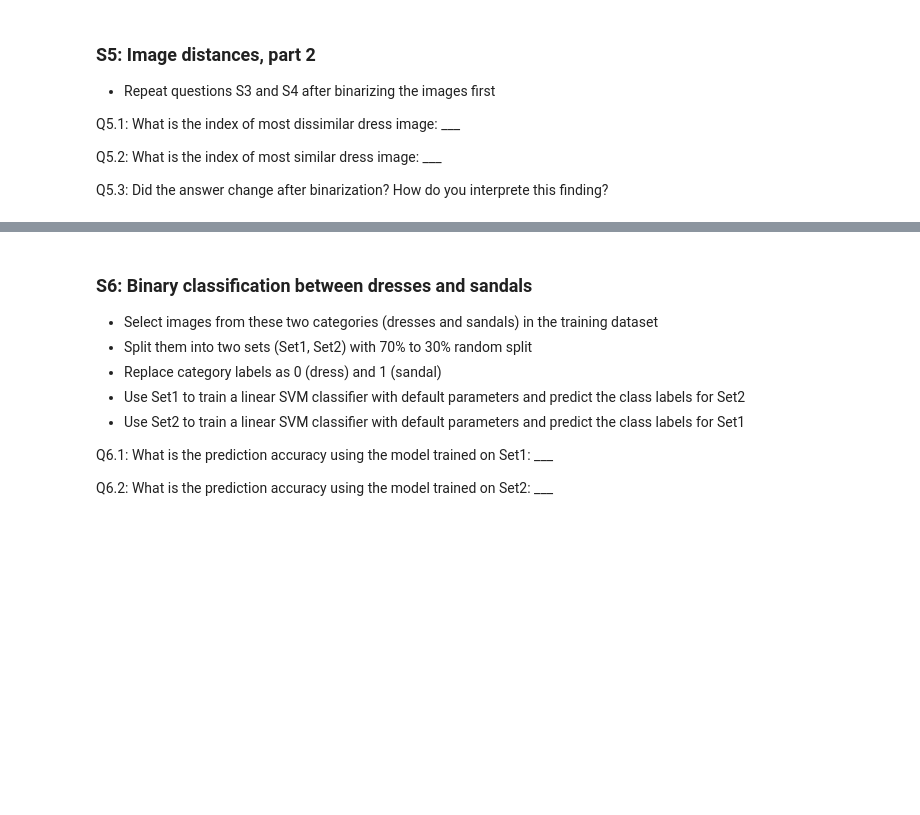
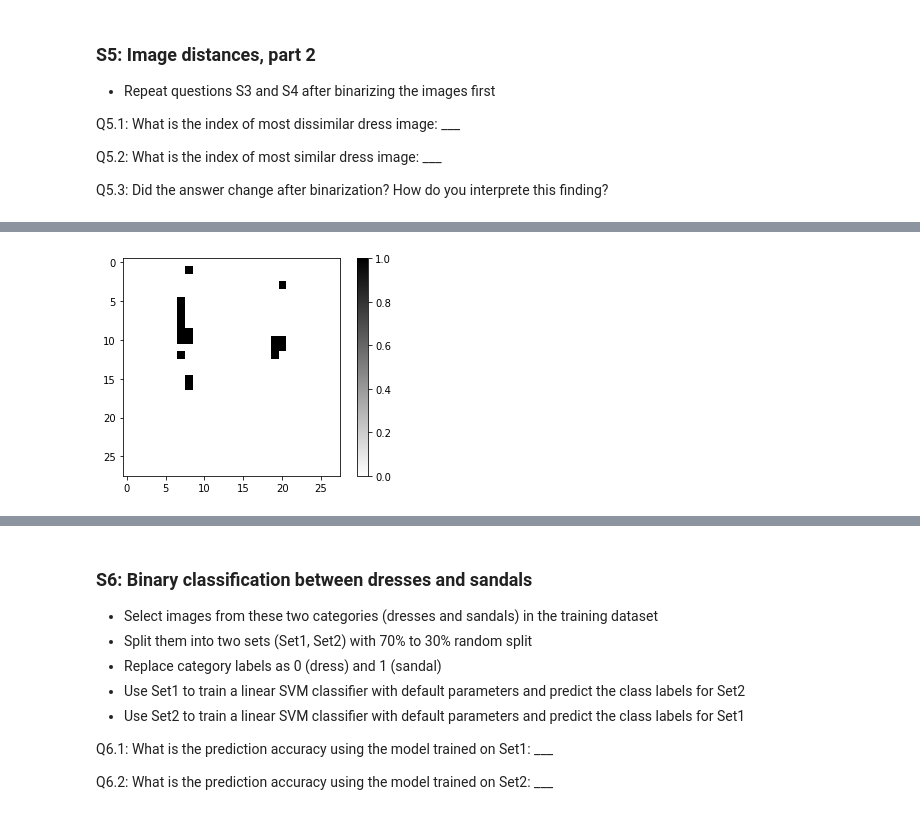
Before and after one commit to johnatawnclementawn/RemoteSensing_650_HW, a Jupyter notebook: HW1/MUSA650_Spring2022_HW1.ipynb, the cells around one changed output, grey strips where cells are left out. Drawn from its saved outputs; the diff is of its cells as text; code cells hidden in the pictures; blank space fills up the shorter version.

```diff
--- a/HW1/MUSA650_Spring2022_HW1.ipynb
+++ b/HW1/MUSA650_Spring2022_HW1.ipynb
@@ -266,5 +266,11 @@ Q5.2: What is the index of most similar dress image:   ___
 Q5.3: Did the answer change after binarization? How do you interprete this finding?
 # %%
 # Binarize training dresses:
-bnDressesTrain = np.where(X[dresses] > 0, 1, 0) # Binarize values <= 0 into 0, anything > 1 = 0
+
+XX = dftrain.iloc[:,1:].values
+yy = dftrain.iloc[:,0].values
+dressesTrain =  np.where(yy == 3)[0]
+
+
+bnDressesTrain = np.where(XX[dressesTrain] > 0, 1, 0) # Binarize values <= 0 into 0, anything > 1 = 0
 # %%
@@ -306,0 +316,5 @@ vizIndvImg(calcMean(pd.DataFrame(bnDressesTrain)))
+# %%
+# Standard deviation of training binary dresses
+vizIndvImg(calcStdv(pd.DataFrame(bnDressesTrain)))
+# %% [output]
+[figure, added]
```
Also changed, not shown: parts of 12 cells of this notebook.
